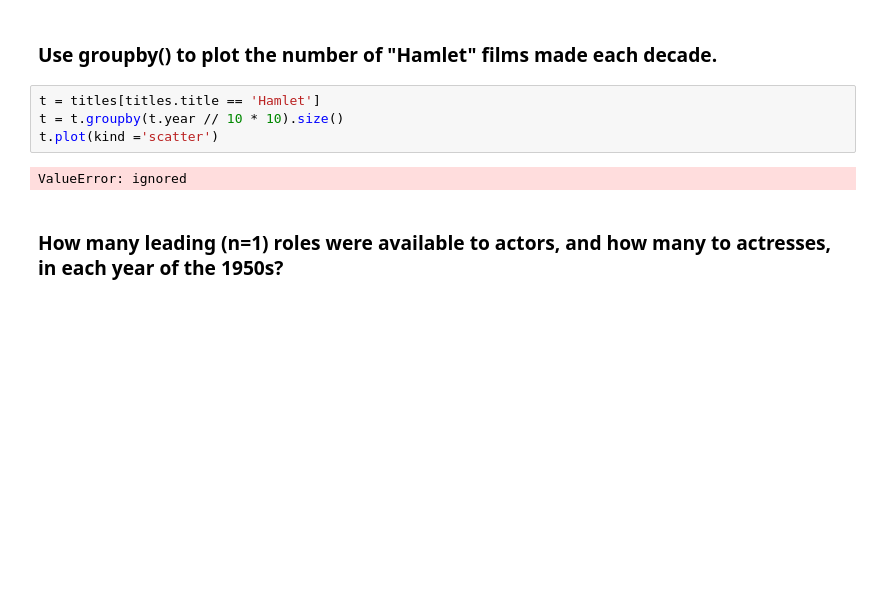
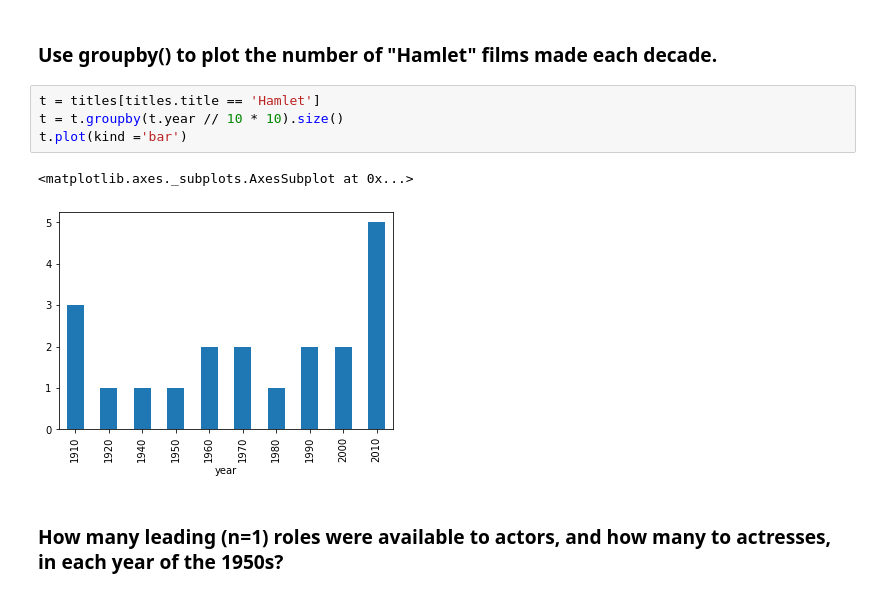
Before and after one commit to Mehul-Agrawal410/SoC-2k22, a Jupyter notebook: Pandas.ipynb, the cells around one changed output. Drawn from its saved outputs; the diff is of its cells as text; blank space fills up the shorter version.

```diff
--- a/Pandas.ipynb
+++ b/Pandas.ipynb
@@ -559,9 +556,10 @@ t = t.groupby(['year']).size()
 # %%
 t = titles[titles.title == 'Hamlet']
 t = t.groupby(t.year // 10 * 10).size()
-t.plot(kind ='scatter')
+t.plot(kind ='bar')
 # %% [output]
-ValueError: ignored
+<matplotlib.axes._subplots.AxesSubplot at 0x...>
+[figure, added]
 # %% [markdown]
 ### How many leading (n=1) roles were available to actors, and how many to actresses, in each year of the 1950s?
 # %%
```
Also changed, not shown: parts of 14 cells of this notebook.
